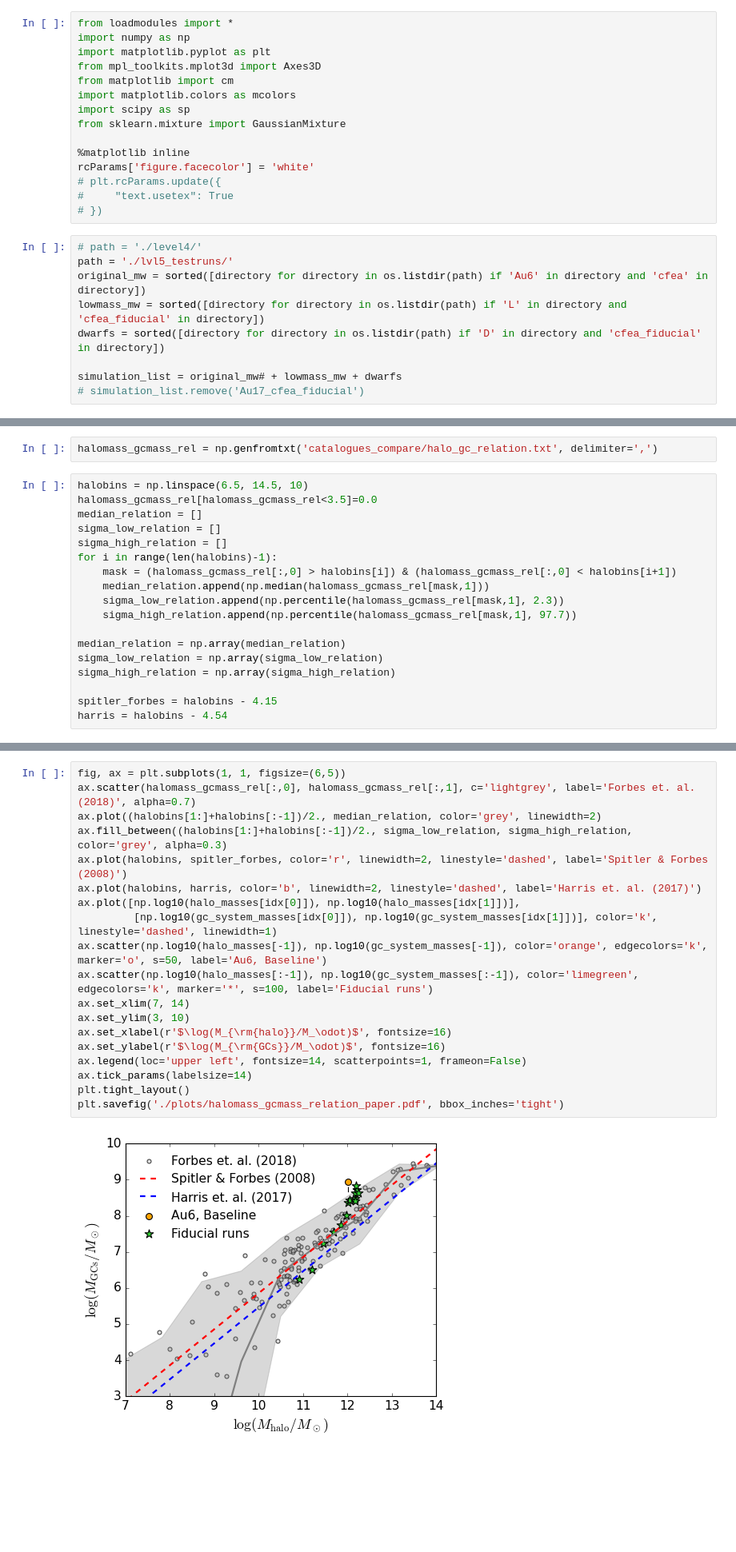
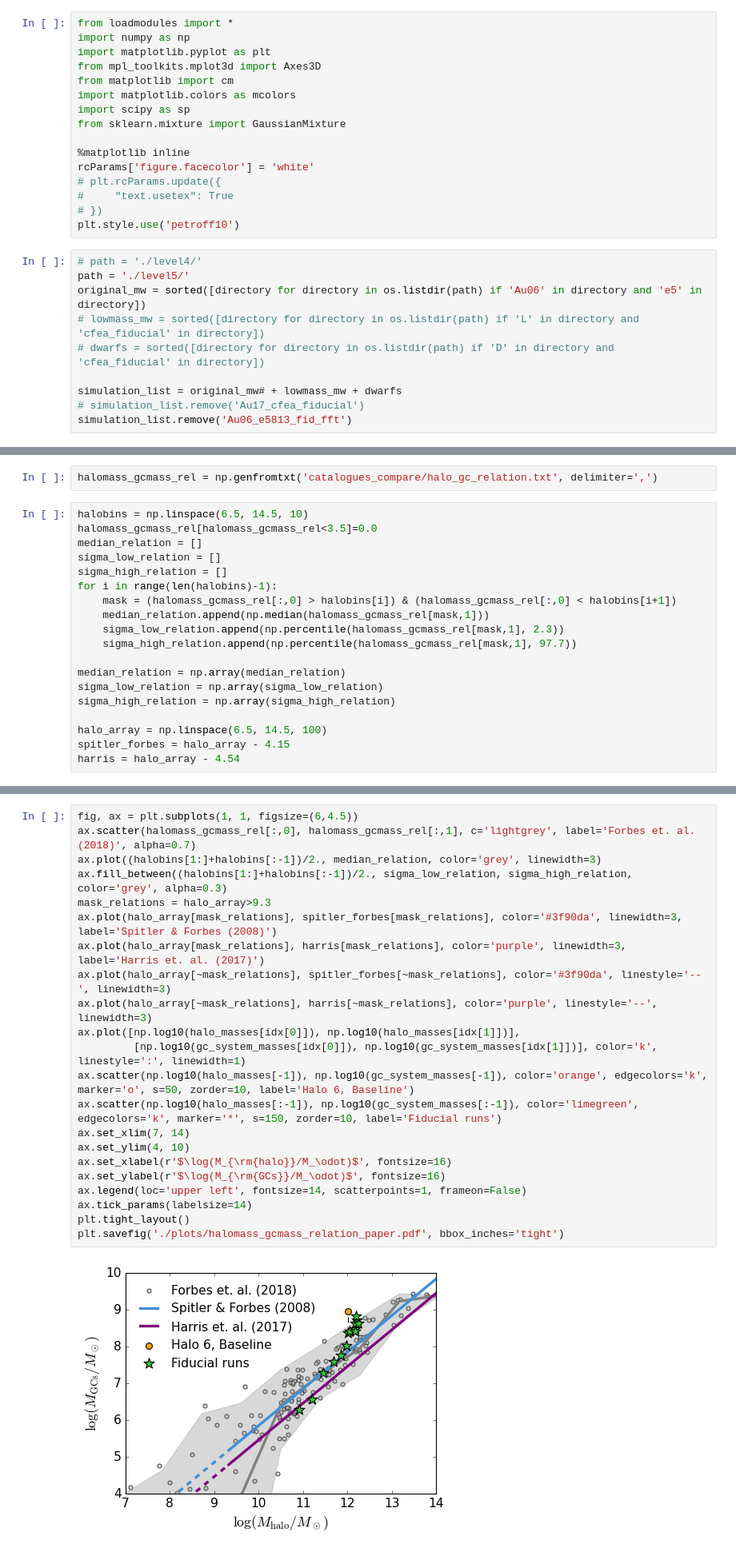
Before and after one commit to pablocoque/post_process_routines, a Jupyter notebook: src/halo_gc_mass_relation.ipynb, the cells around one changed output, grey strips where cells are left out. Shown at 80% size. Cells and saved outputs as stored; diff of their text form; blank space fills up the shorter version.

```diff
--- a/src/halo_gc_mass_relation.ipynb
+++ b/src/halo_gc_mass_relation.ipynb
@@ -13,15 +13,17 @@ rcParams['figure.facecolor'] = 'white'
 # plt.rcParams.update({
 #     "text.usetex": True
 # })
+plt.style.use('petroff10')
 # %%
 # path = './level4/'
-path = './lvl5_testruns/'
-original_mw = sorted([directory for directory in os.listdir(path) if 'Au6' in directory and 'cfea' in directory])
-lowmass_mw = sorted([directory for directory in os.listdir(path) if 'L' in directory and 'cfea_fiducial' in directory])
-dwarfs = sorted([directory for directory in os.listdir(path) if 'D' in directory and 'cfea_fiducial' in directory])
+path = './level5/'
+original_mw = sorted([directory for directory in os.listdir(path) if 'Au06' in directory and 'e5' in directory])
+# lowmass_mw = sorted([directory for directory in os.listdir(path) if 'L' in directory and 'cfea_fiducial' in directory])
+# dwarfs = sorted([directory for directory in os.listdir(path) if 'D' in directory and 'cfea_fiducial' in directory])
 
 simulation_list = original_mw# + lowmass_mw + dwarfs
 # simulation_list.remove('Au17_cfea_fiducial')
+simulation_list.remove('Au06_e5813_fid_fft')
 # %%
 baseline_sim = 'Au06_cfea_scbase'
 simulation_list.append(baseline_sim)
@@ -184,31 +184,35 @@ median_relation = np.array(median_relation)
 sigma_low_relation = np.array(sigma_low_relation)
 sigma_high_relation = np.array(sigma_high_relation)
 
-spitler_forbes = halobins - 4.15
-harris = halobins - 4.54
+halo_array = np.linspace(6.5, 14.5, 100)
+spitler_forbes = halo_array - 4.15
+harris = halo_array - 4.54
 # %%
 idx = []
 for i in range(len(simulation_list)):
     if 'Au06' in simulation_list[i]:
         idx.append(i)
 # %%
-fig, ax = plt.subplots(1, 1, figsize=(6,5))
+fig, ax = plt.subplots(1, 1, figsize=(6,4.5))
 ax.scatter(halomass_gcmass_rel[:,0], halomass_gcmass_rel[:,1], c='lightgrey', label='Forbes et. al. (2018)', alpha=0.7)
-ax.plot((halobins[1:]+halobins[:-1])/2., median_relation, color='grey', linewidth=2)
+ax.plot((halobins[1:]+halobins[:-1])/2., median_relation, color='grey', linewidth=3)
 ax.fill_between((halobins[1:]+halobins[:-1])/2., sigma_low_relation, sigma_high_relation, color='grey', alpha=0.3)
-ax.plot(halobins, spitler_forbes, color='r', linewidth=2, linestyle='dashed', label='Spitler & Forbes (2008)')
-ax.plot(halobins, harris, color='b', linewidth=2, linestyle='dashed', label='Harris et. al. (2017)')
+mask_relations = halo_array>9.3
+ax.plot(halo_array[mask_relations], spitler_forbes[mask_relations], color='#3f90da', linewidth=3, label='Spitler & Forbes (2008)')
+ax.plot(halo_array[mask_relations], harris[mask_relations], color='purple', linewidth=3, label='Harris et. al. (2017)')
+ax.plot(halo_array[~mask_relations], spitler_forbes[~mask_relations], color='#3f90da', linestyle='--', linewidth=3)
+ax.plot(halo_array[~mask_relations], harris[~mask_relations], color='purple', linestyle='--', linewidth=3)
 ax.plot([np.log10(halo_masses[idx[0]]), np.log10(halo_masses[idx[1]])],
-         [np.log10(gc_system_masses[idx[0]]), np.log10(gc_system_masses[idx[1]])], color='k', linestyle='dashed', linewidth=1)
-ax.scatter(np.log10(halo_masses[-1]), np.log10(gc_system_masses[-1]), color='orange', edgecolors='k', marker='o', s=50, label='Au6, Baseline')
-ax.scatter(np.log10(halo_masses[:-1]), np.log10(gc_system_masses[:-1]), color='limegreen', edgecolors='k', marker='*', s=100, label='Fiducial runs')
+         [np.log10(gc_system_masses[idx[0]]), np.log10(gc_system_masses[idx[1]])], color='k', linestyle=':', linewidth=1)
+ax.scatter(np.log10(halo_masses[-1]), np.log10(gc_system_masses[-1]), color='orange', edgecolors='k', marker='o', s=50, zorder=10, label='Halo 6, Baseline')
+ax.scatter(np.log10(halo_masses[:-1]), np.log10(gc_system_masses[:-1]), color='limegreen', edgecolors='k', marker='*', s=150, zorder=10, label='Fiducial runs')
 ax.set_xlim(7, 14)
-ax.set_ylim(3, 10)
+ax.set_ylim(4, 10)
 ax.set_xlabel(r'$\log(M_{\rm{halo}}/M_\odot)$', fontsize=16)
 ax.set_ylabel(r'$\log(M_{\rm{GCs}}/M_\odot)$', fontsize=16)
 ax.legend(loc='upper left', fontsize=14, scatterpoints=1, frameon=False)
 ax.tick_params(labelsize=14)
 plt.tight_layout()
 plt.savefig('./plots/halomass_gcmass_relation_paper.pdf', bbox_inches='tight')
 # %% [output]
-[figure, old version]
+[figure, new version]
```
Also changed, not shown: parts of 4 cells of this notebook, 10 other files.
